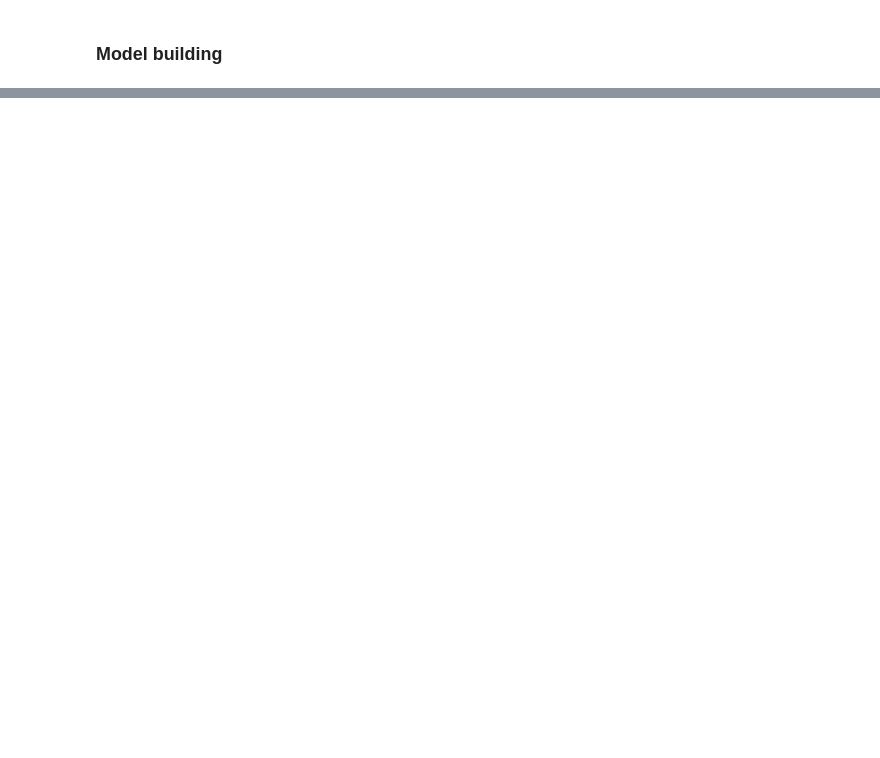
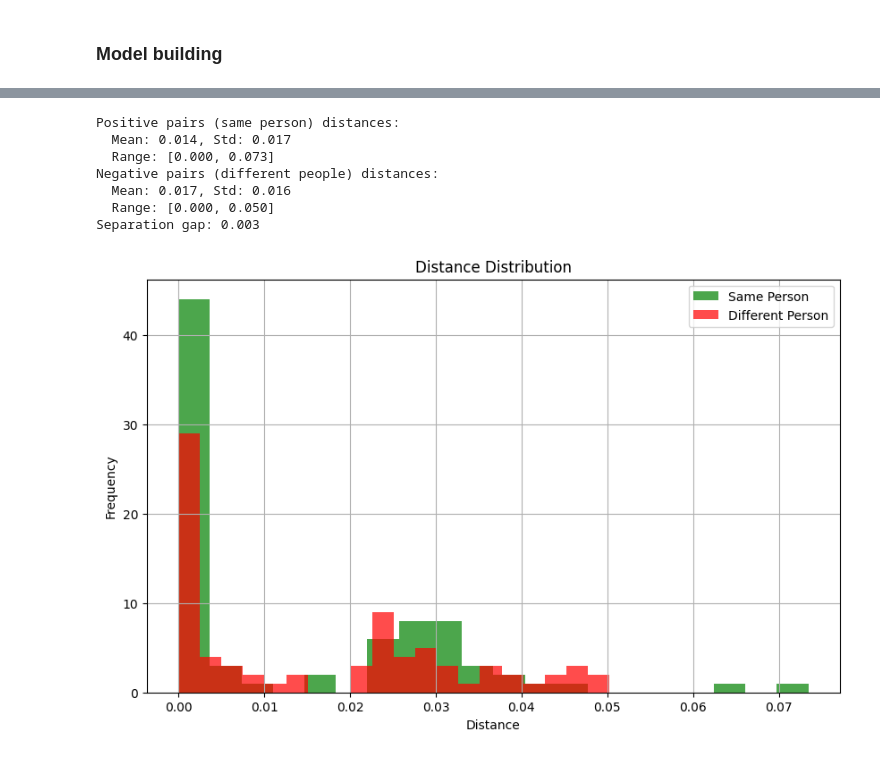
Before and after one commit to russomario/Siamese-Network-HAEEI, a Jupyter notebook: siamese.ipynb, the cells around one changed output, grey strips where cells are left out. Saved outputs shown, nothing was run; the diff lists cells and outputs as text; code cells hidden in the pictures; blank space fills up the shorter version.

```diff
--- a/siamese.ipynb
+++ b/siamese.ipynb
@@ -1201,0 +1278,52 @@ weighted avg       0.66      0.65      0.65      1000
+# %%
+# Check current separation
+def analyze_current_separations():
+    """Analyze how well current model separates positive vs negative pairs"""
+
+    sample_batch = validation_dataset.take(5)
+    all_predictions = []
+    all_labels = []
+
+    for (img1, img2), labels in sample_batch:
+        predictions = cosine_siamese_model((img1, img2), training=False)
+        all_predictions.extend(predictions.numpy().flatten())
+        all_labels.extend(labels.numpy().flatten())
+
+    all_predictions = np.array(all_predictions)
+    all_labels = np.array(all_labels)
+
+    positive_distances = all_predictions[all_labels == 1]
+    negative_distances = all_predictions[all_labels == 0]
+
+    print(f"Positive pairs (same person) distances:")
+    print(
+        f"  Mean: {positive_distances.mean():.3f}, Std: {positive_distances.std():.3f}"
+    )
+    print(f"  Range: [{positive_distances.min():.3f}, {positive_distances.max():.3f}]")
+
+    print(f"Negative pairs (different people) distances:")
+    print(
+        f"  Mean: {negative_distances.mean():.3f}, Std: {negative_distances.std():.3f}"
+    )
+    print(f"  Range: [{negative_distances.min():.3f}, {negative_distances.max():.3f}]")
+
+    print(
+        f"Separation gap: {negative_distances.mean() - positive_distances.mean():.3f}"
+    )
+
+    # Plot histogram
+    plt.figure(figsize=(10, 6))
+    plt.hist(positive_distances, bins=20, alpha=0.7, label="Same Person", color="green")
+    plt.hist(
+        negative_distances, bins=20, alpha=0.7, label="Different Person", color="red"
+    )
+    plt.xlabel("Distance")
+    plt.ylabel("Frequency")
+    plt.title("Distance Distribution")
+    plt.legend()
+    plt.grid(True)
+    plt.show()
+
+
+analyze_current_separations()
+# %% [output]
@@ -1201,0 +1331,8 @@ weighted avg       0.66      0.65      0.65      1000
+Positive pairs (same person) distances:
+  Mean: 0.014, Std: 0.017
+  Range: [0.000, 0.073]
+Negative pairs (different people) distances:
+  Mean: 0.017, Std: 0.016
+  Range: [0.000, 0.050]
+Separation gap: 0.003
+[figure, added]
```
Also changed, not shown: parts of 32 cells of this notebook.
